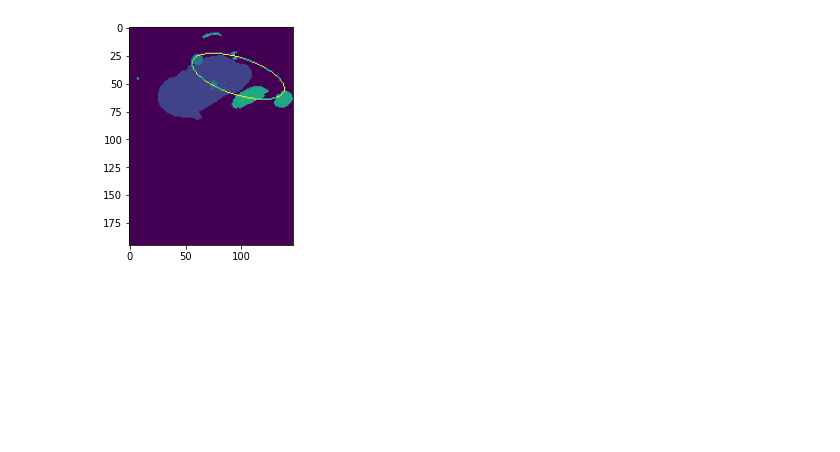
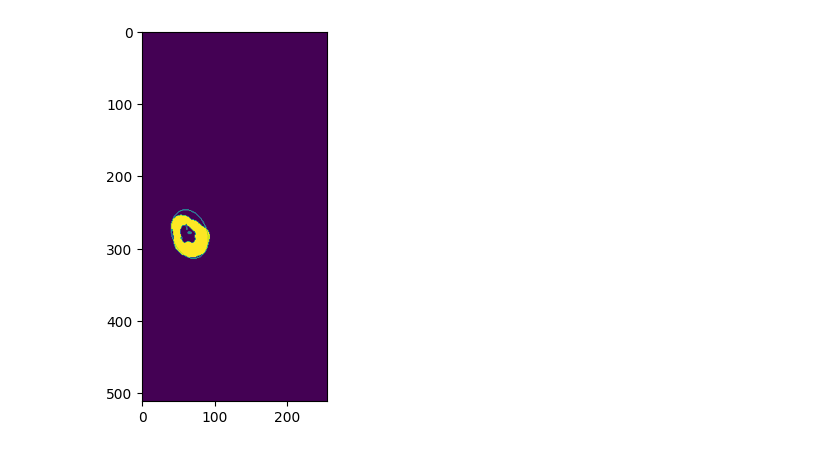
Before and after one commit to wsrtka/kidney_volumetry, a Jupyter notebook: notebooks/presentation.ipynb, the cells around one changed output. Cells and saved outputs as stored; diff of their text form; code cells hidden in the pictures; blank space fills up the shorter version.

```diff
--- a/notebooks/presentation.ipynb
+++ b/notebooks/presentation.ipynb
@@ -16,3 +101,6 @@ segmentation_path = '../data/po/TOTAL.mhd'
+# %%
+image_path = '../data/mat/1149/20181126_ser501A4_371/CT_S501_A4_SpacingBetweenSlices1_25.mhd'
+segmentation_path = '../data/mat/1149/20181126_ser501A4_371/1149 2018 11 26 A AVTKP.nii'
 # %%
 image = sitk.ReadImage(image_path, sitk.sitkFloat32)
 segmentation = sitk.ReadImage(segmentation_path, sitk.sitkFloat32)
@@ -38,5 +126,5 @@ voxels_volume(segmentation, right_segmentation)
 # %%
-first, last, max_idx = find_kidney_slices(left_segmentation)
+first, last, max_idx = find_kidney_slices(right_segmentation, seg_val=6)
 # volume, xs, ys = ellipsoid_method(left_segmentation[max_idx], first, last)
 # volume
 # %%
@@ -44,7 +132,7 @@ from skimage.feature import canny
 from skimage.transform import hough_ellipse
 from skimage.draw import ellipse_perimeter
 
-edges = canny(left_segmentation[max_idx])
+edges = canny(right_segmentation[max_idx])
 
 ellipses = hough_ellipse(edges)
 print(len(ellipses))
@@ -79,10 +167,10 @@ plt.imshow(left_segmentation[max_idx])
 # %%
 import numpy as np
 import matplotlib.pyplot as plt
 
-ellipse_image = np.copy(left_segmentation[max_idx])
+ellipse_image = np.copy(right_segmentation[max_idx])
 ellipse_image[xs, ys] = 5
 plt.imshow(ellipse_image)
 plt.show()
 # %% [output]
-[figure, old version]
+[figure, new version]
```
Also changed, not shown: parts of 14 cells of this notebook, 3 other files.
